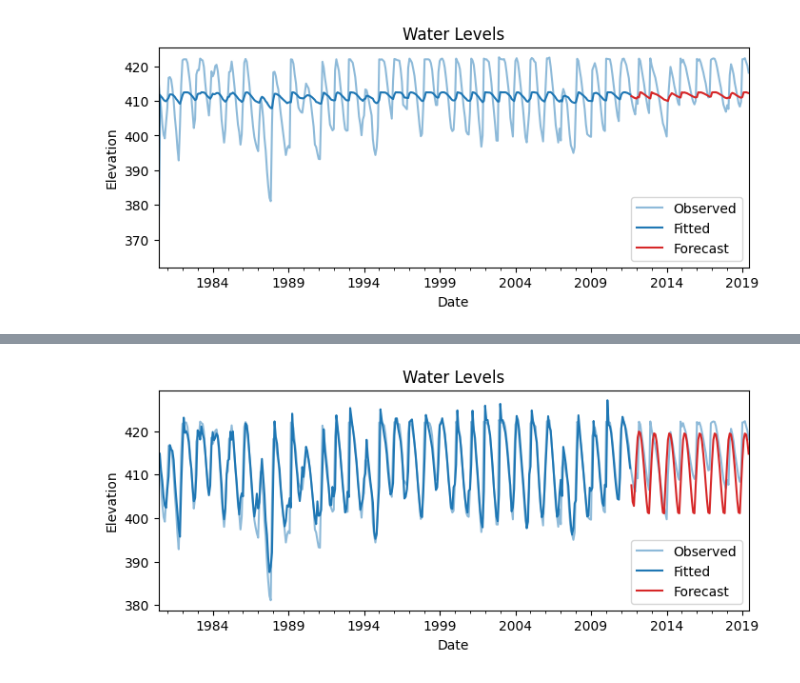
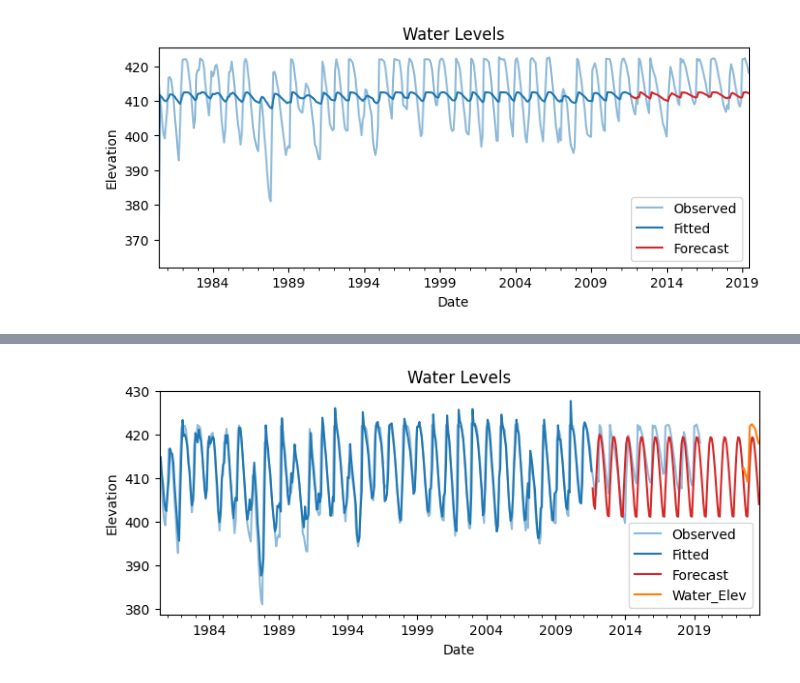
Before and after one commit to liangchow/time-series-reservoir-water-level, a Jupyter notebook: reservoir.ipynb, the cells around one changed output, grey strips where cells are left out. Saved outputs shown, nothing was run; the diff lists cells and outputs as text; code cells hidden in the pictures.

```diff
--- a/reservoir.ipynb
+++ b/reservoir.ipynb
@@ -69,8 +69,9 @@ dfs['Date'] = pd.to_datetime(dfs['Date'])
 dfs = dfs.sort_values(by="Date")
 
 # Save data after 2019/6/27 as new df. Then drop them in the working dataset.
-new_recs = dfs[dfs["Date"] > "2019-06-27"].index
-dfs.drop(new_recs, axis=0, inplace=True)
+dfn = dfs[["Date", "Water_Elev"]][dfs["Date"] > "2019-06-27"]
+i = dfs[dfs["Date"] > "2019-06-27"].index
+dfs.drop(i, axis=0, inplace=True)
 dfs.reset_index()
 
 # Drop "NaT" rows
@@ -180,3 +181,10 @@ dfs_mo.head()
 | 1980-08 | 408.00 |
 | 1980-09 | 403.35 |
 | 1980-10 | 400.25 |
+# %%
+# Also reset index for new data after 2019/6/27
+dfn.set_index(
+    pd.PeriodIndex(dfn["Date"], freq="M"),
+    inplace=True)
+dfn.drop("Date", axis=1, inplace=True)
+dfn.head()
@@ -346,12 +362,14 @@ Warnings:
 # %%
 # Forecast with ARIMA
 y_pred = model_fit.predict(alpha=0.05)  # 95% conf
-y_fore = model_fit.forecast(len(X_test))
+# y_fore = model_fit.forecast(len(X_test)) len(X_test)=94
+y_fore = model_fit.forecast(145)
 
 # Plot modeled data in orange
 ax = y.plot(alpha=0.5, title="Water Levels", ylabel="Elevation", label="Observed")
 ax = y_pred.plot(ax=ax, label="Fitted", color='C0')
 ax = y_fore.plot(ax=ax, label="Forecast", color='C3')
+ax = dfn.plot(ax=ax, label="new")
 ax.legend();
 # %% [output]
-[figure, old version]
+[figure, new version]
```
Also changed, not shown: parts of 3 cells of this notebook.
